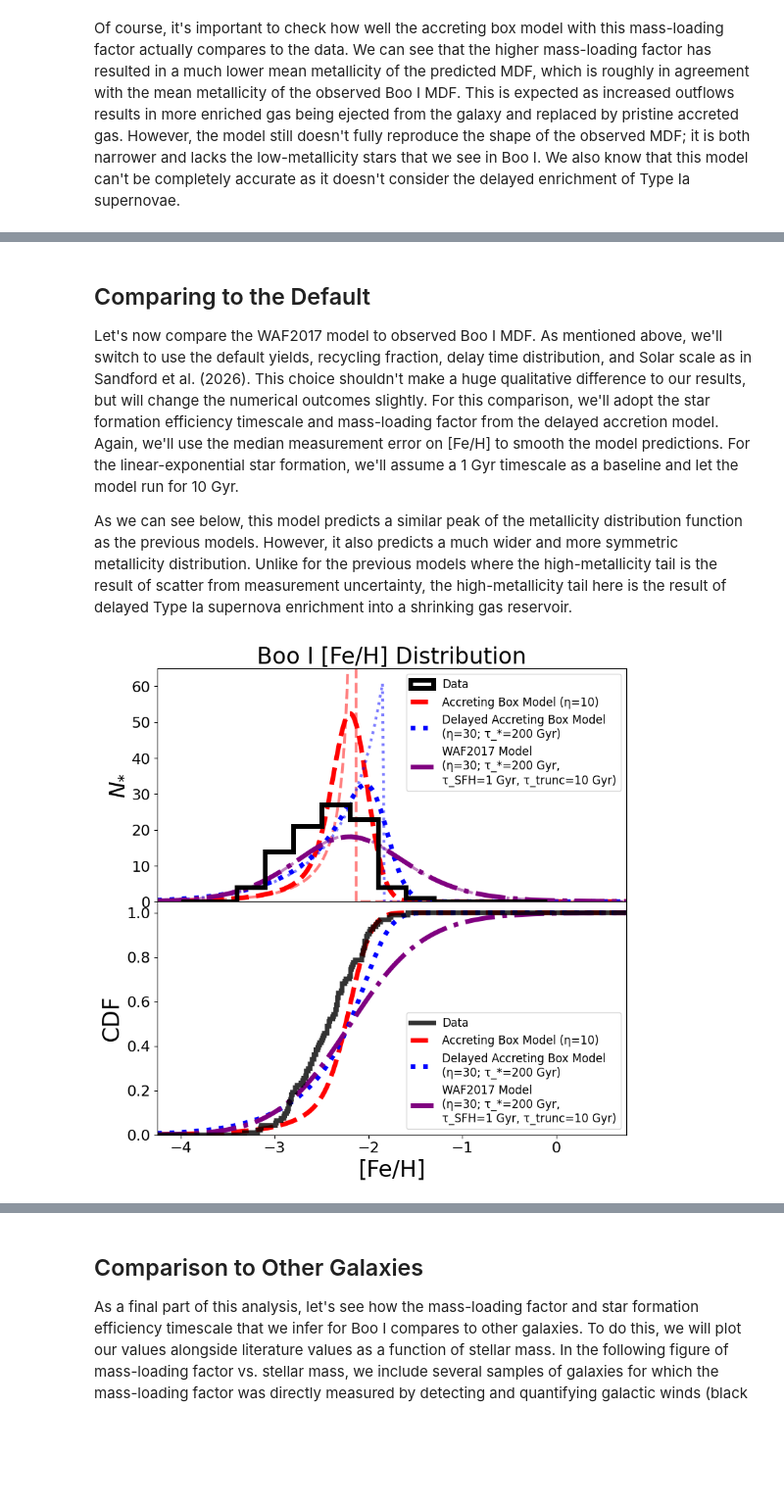
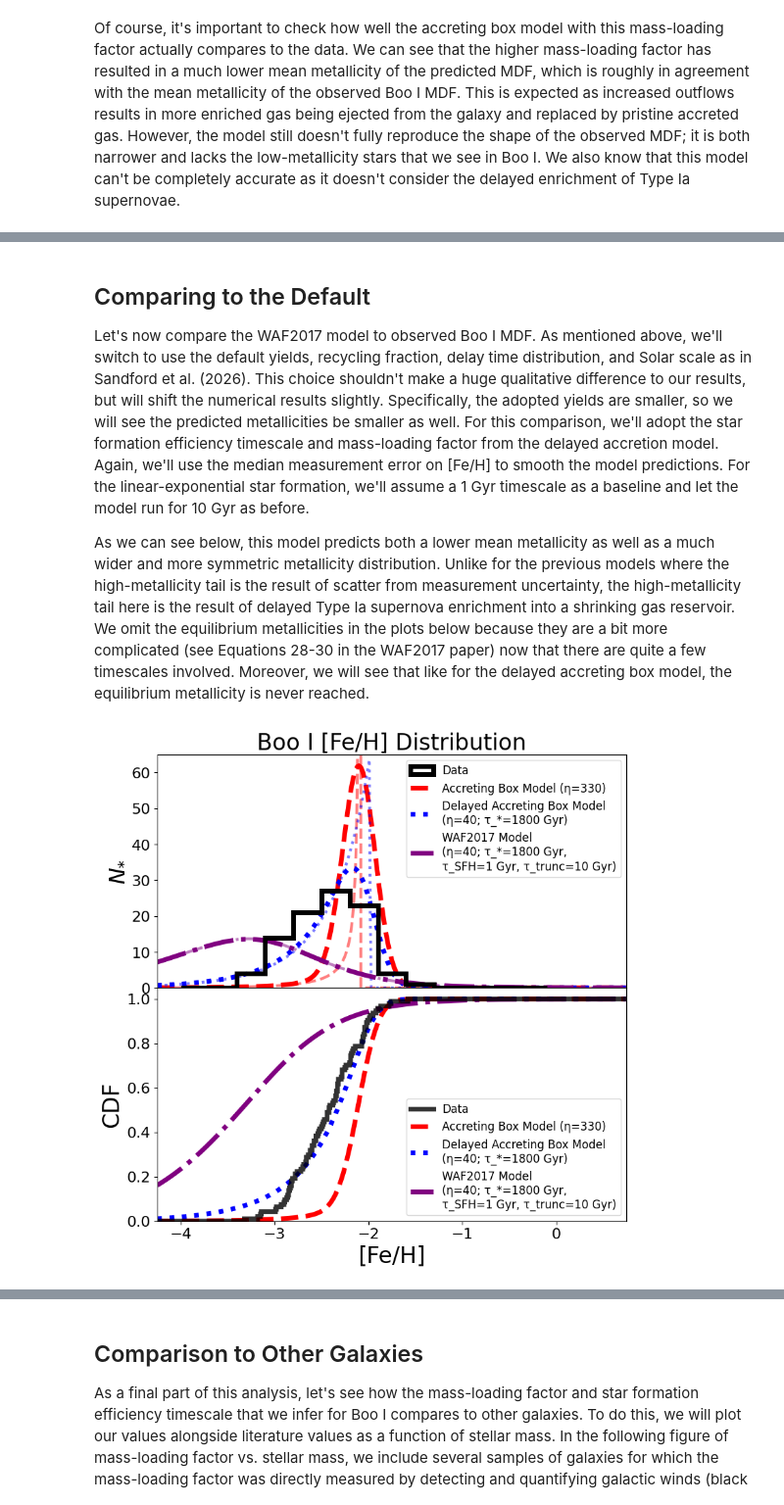
Before and after one commit to NathanSandford/AST1420_ChemEv_Modeling_Tutorials-, a Jupyter notebook: 01_BooI_Example.ipynb, the cells around one changed output, grey strips where cells are left out. Shown at 98% size. Drawn from its saved outputs; the diff is of its cells as text; code cells hidden in the pictures; blank space fills up the shorter version.

```diff
--- a/01_BooI_Example.ipynb
+++ b/01_BooI_Example.ipynb
@@ -184,7 +184,7 @@ def mhdist_accretingbox(mhs, p, eta, r=0.4, e_mh=0.0, Zsolar=0.014):
     e_mh : float, optional
         Gaussian smoothing to mimic observational uncertainties.
     Zsolar : float, optional
-        Solar metallicity (default is 0.014).
+        Solar metallicity: 0.014 for total. 0.0013 for iron. 0.0056 for magnesium.
     """
     from scipy.ndimage import gaussian_filter1d
     Zs = Zsolar * 10**mhs
@@ -1167,9 +1269,9 @@ For the following analysis, we will adopt a linear-exponential SFH (though a exp
 # %% [markdown]
 ## Comparing to the Default
 
-Let's now compare the WAF2017 model to observed Boo I MDF. As mentioned above, we'll switch to use the default yields, recycling fraction, delay time distribution, and Solar scale as in Sandford et al. (2026). This choice shouldn't make a huge qualitative difference to our results, but will change the numerical outcomes slightly. For this comparison, we'll adopt the star formation efficiency timescale and mass-loading factor from the delayed accretion model. Again, we'll use the median measurement error on [Fe/H] to smooth the model predictions. For the linear-exponential star formation, we'll assume a 1 Gyr timescale as a baseline and let the model run for 10 Gyr.
+Let's now compare the WAF2017 model to observed Boo I MDF. As mentioned above, we'll switch to use the default yields, recycling fraction, delay time distribution, and Solar scale as in Sandford et al. (2026). This choice shouldn't make a huge qualitative difference to our results, but will shift the numerical results slightly. Specifically, the adopted yields are smaller, so we will see the predicted metallicities be smaller as well. For this comparison, we'll adopt the star formation efficiency timescale and mass-loading factor from the delayed accretion model. Again, we'll use the median measurement error on [Fe/H] to smooth the model predictions. For the linear-exponential star formation, we'll assume a 1 Gyr timescale as a baseline and let the model run for 10 Gyr as before.
 
-As we can see below, this model predicts a similar peak of the metallicity distribution function as the previous models. However, it also predicts a much wider and more symmetric metallicity distribution. Unlike for the previous models where the high-metallicity tail is the result of scatter from measurement uncertainty, the high-metallicity tail here is the result of delayed Type Ia supernova enrichment into a shrinking gas reservoir.
+As we can see below, this model predicts both a lower mean metallicity as well as a much wider and more symmetric metallicity distribution. Unlike for the previous models where the high-metallicity tail is the result of scatter from measurement uncertainty, the high-metallicity tail here is the result of delayed Type Ia supernova enrichment into a shrinking gas reservoir. We omit the equilibrium metallicities in the plots below because they are a bit more complicated (see Equations 28-30 in the WAF2017 paper) now that there are quite a few timescales involved. Moreover, we will see that like for the delayed accreting box model, the equilibrium metallicity is never reached.
 # %%
 plt.figure(figsize=(9, 9))
 gs = GridSpec(2, 1)
@@ -1181,11 +1283,11 @@ dFeH = 1e-2  # dex
 fine_bins = np.arange(-10, 2.0 + dFeH, dFeH)
 n_star = boo1_df.shape[0]
 dt = 1e-5  # Gyr
-t_trunc = 2
+t_trunc = 10  # Gyr
 t = np.arange(dt, t_trunc + dt, dt)
 
 # WAF2017 Model
-SFH_fn = "linexp"  # linear exponential SFH; SFR ~ t * exp(-t/tau);
+SFH_fn = "exponential"  # exponential SFH; SFR ~ exp(-t/tau);
 IaDTD_fn = "powerlaw"  # SN Ia delay time distribution; -1.1 Powerlaw DTD (sum of two exponentials); Maoz+ (2012)
 tDminIa = 0.05  # Minimum SN Ia Time Delay; Gyr; Maoz+ (2012)
 r = 0.37  # Recycling fraction; Kroupa IMF after 1 Gyr
@@ -1211,8 +1313,8 @@ default_par.update(
         "yFeCC": yFeCC,
         "yFeIa": yFeIa,
         "fRet": fRet,
-        "eta": 30,
-        "tauSFE": 200,
+        "eta": 40,
+        "tauSFE": 1800,
         "tauSFH": 1.0,
         "t_trunc": 10,
     }
@@ -1238,18 +1340,20 @@ feh_cdf = np.cumsum(feh_pdf) * dFeH / 0.3 / n_star
 # Accreting Box Model
 mdf_accretingbox = mhdist_accretingbox(
     mhs=fine_bins,
-    p=0.0011,
+    p=0.0035,
     e_mh=boo1_df["FeH_err"].median(),
-    eta=10,
+    eta=330,
+    Zsolar=0.0013,  # Iron solar metallicity
 )
 mdf_accretingbox *= n_star * 0.3
 cmdf_accretingbox = np.cumsum(mdf_accretingbox) * dFeH / 0.3 / n_star
 # Accreting Box Model (no error)
 mdf_accretingbox_noerr = mhdist_accretingbox(
     mhs=fine_bins,
-    p=0.0011,
+    p=0.0035,
     e_mh=0.0,
-    eta=10,
+    eta=330,
+    Zsolar=0.0013,  # Iron solar metallicity
 )
 mdf_accretingbox_noerr *= n_star * 0.3
 cmdf_accretingbox_noerr = np.cumsum(mdf_accretingbox_noerr) * dFeH / 0.3 / n_star
@@ -1262,9 +1366,9 @@ mdf_delayaccretingbox = mhdist_delayedaccretingbox(
     tau_Ia=0.4,
     tau_Ia_2=3.3,
     mindt=0.05,
-    tau_star=200,
+    tau_star=1800,
     solar_Fe=7.5,
-    eta=30,
+    eta=40,
     r=0.4,
     mhs=fine_bins,
     e_mh=boo1_df["FeH_err"].median(),
@@ -1279,9 +1383,9 @@ mdf_delayaccretingbox_noerr = mhdist_delayedaccretingbox(
     tau_Ia=0.4,
     tau_Ia_2=3.3,
     mindt=0.05,
-    tau_star=200,
+    tau_star=1800,
     solar_Fe=7.5,
-    eta=30,
+    eta=40,
     r=0.4,
     mhs=fine_bins,
     e_mh=0.0,
@@ -1307,7 +1411,7 @@ ax1.plot(
     c='r',
     lw=5,
     ls='--',
-    label="Accreting Box Model (η=10)",
+    label="Accreting Box Model (η=330)",
 )
 # Accreting Box Model (no error)
 ax1.plot(
@@ -1325,7 +1429,7 @@ ax1.plot(
     c='b',
     lw=5,
     ls=':',
-    label="Delayed Accreting Box Model\n(η=30; τ_*=200 Gyr)",
+    label="Delayed Accreting Box Model\n(η=40; τ_*=1800 Gyr)",
 )
 # Delayed Accreting Box Model (no error)
 ax1.plot(
@@ -1343,7 +1447,7 @@ ax1.plot(
     c='purple',
     lw=5,
     ls='-.',
-    label="WAF2017 Model\n(η=30; τ_*=200 Gyr,\nτ_SFH=1 Gyr, τ_trunc=10 Gyr)",
+    label="WAF2017 Model\n(η=40; τ_*=1800 Gyr,\nτ_SFH=1 Gyr, τ_trunc=10 Gyr)",
 )
 # WAF2017 Model (no error)
 ax1.plot(
@@ -1380,43 +1484,43 @@ ax2.plot(
     c='r',
     lw=5,
     ls='--',
-    label="Accreting Box Model (η=10)",
+    label="Accreting Box Model (η=330)",
 )
 # Delayed Accreting Box Model
 ax2.plot(
     fine_bins[1:],
     cmdf_delayaccretingbox,
     c='b',
     lw=5,
     ls=':',
-    label="Delayed Accreting Box Model\n(η=30; τ_*=200 Gyr)",
+    label="Delayed Accreting Box Model\n(η=40; τ_*=1800 Gyr)",
 )
 # WAF2017 Model
 ax2.plot(
     grid,
     feh_cdf,
     c='purple',
     lw=5,
     ls='-.',
-    label="WAF2017 Model\n(η=30; τ_*=200 Gyr,\nτ_SFH=1 Gyr, τ_trunc=10 Gyr)",
+    label="WAF2017 Model\n(η=40; τ_*=1800 Gyr,\nτ_SFH=1 Gyr, τ_trunc=10 Gyr)",
 )
 
 ax1.set_title("Boo I [Fe/H] Distribution", fontsize=24)
 ax1.set_ylabel(r"$N_{*}$", fontsize=24)
 ax2.set_xlabel("[Fe/H]", fontsize=24)
 ax2.set_ylabel(r"CDF", fontsize=24)
 ax1.set_xlim(-4.25, 0.75)
 ax1.set_ylim(0, 65)
 ax2.set_ylim(0, 1.05)
 ax1.tick_params("x", labelsize=0)
 ax1.tick_params("y", labelsize=16)
 ax2.tick_params("both", labelsize=16)
 ax1.legend(fontsize=12, loc="upper right")
 ax2.legend(fontsize=12, loc="lower right")
 
 plt.show()
 # %% [output]
-[figure, old version]
+[figure, new version]
 # %% [markdown]
 ## Fitting to the Data
 
```
Also changed, not shown: parts of 23 cells of this notebook.
